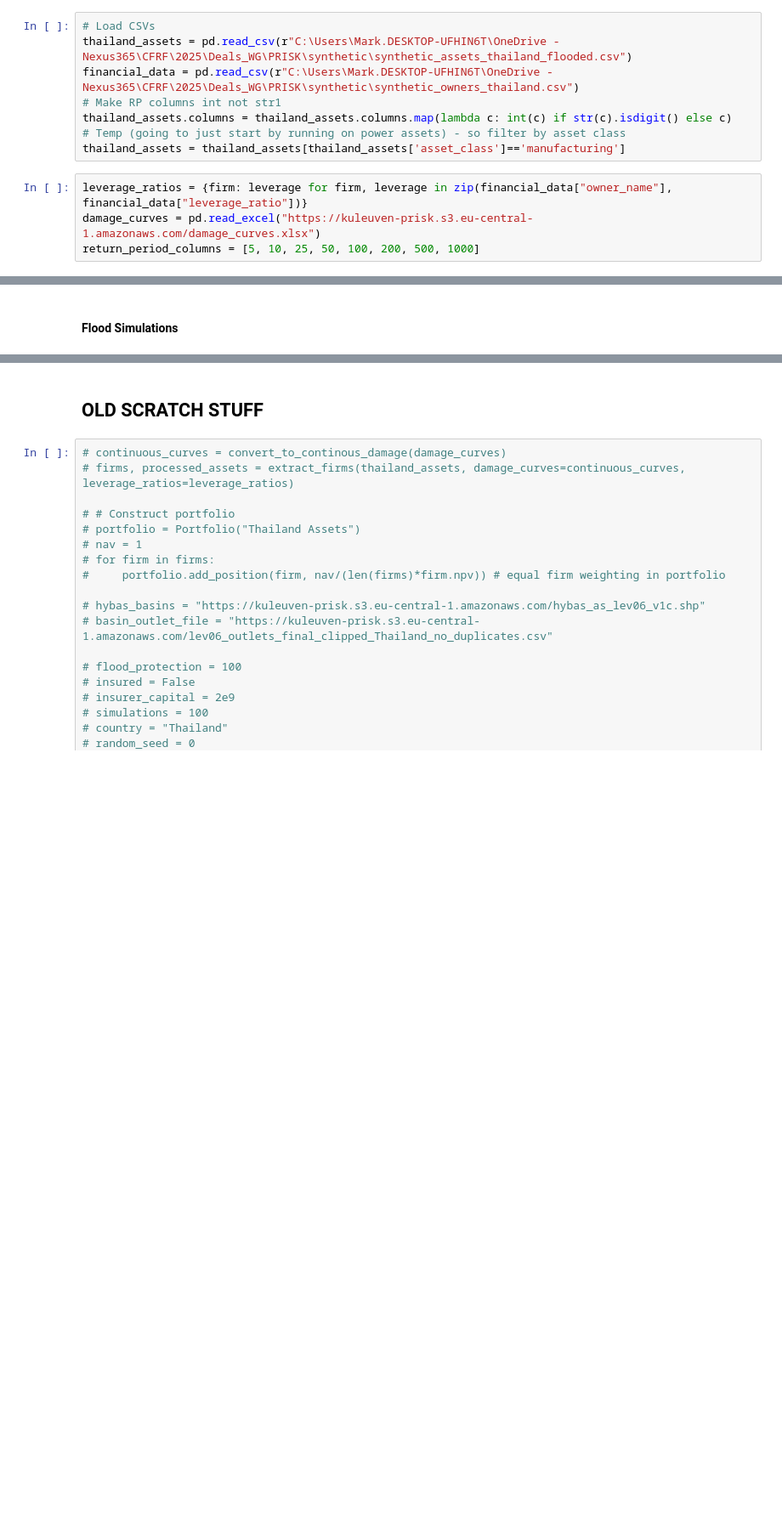
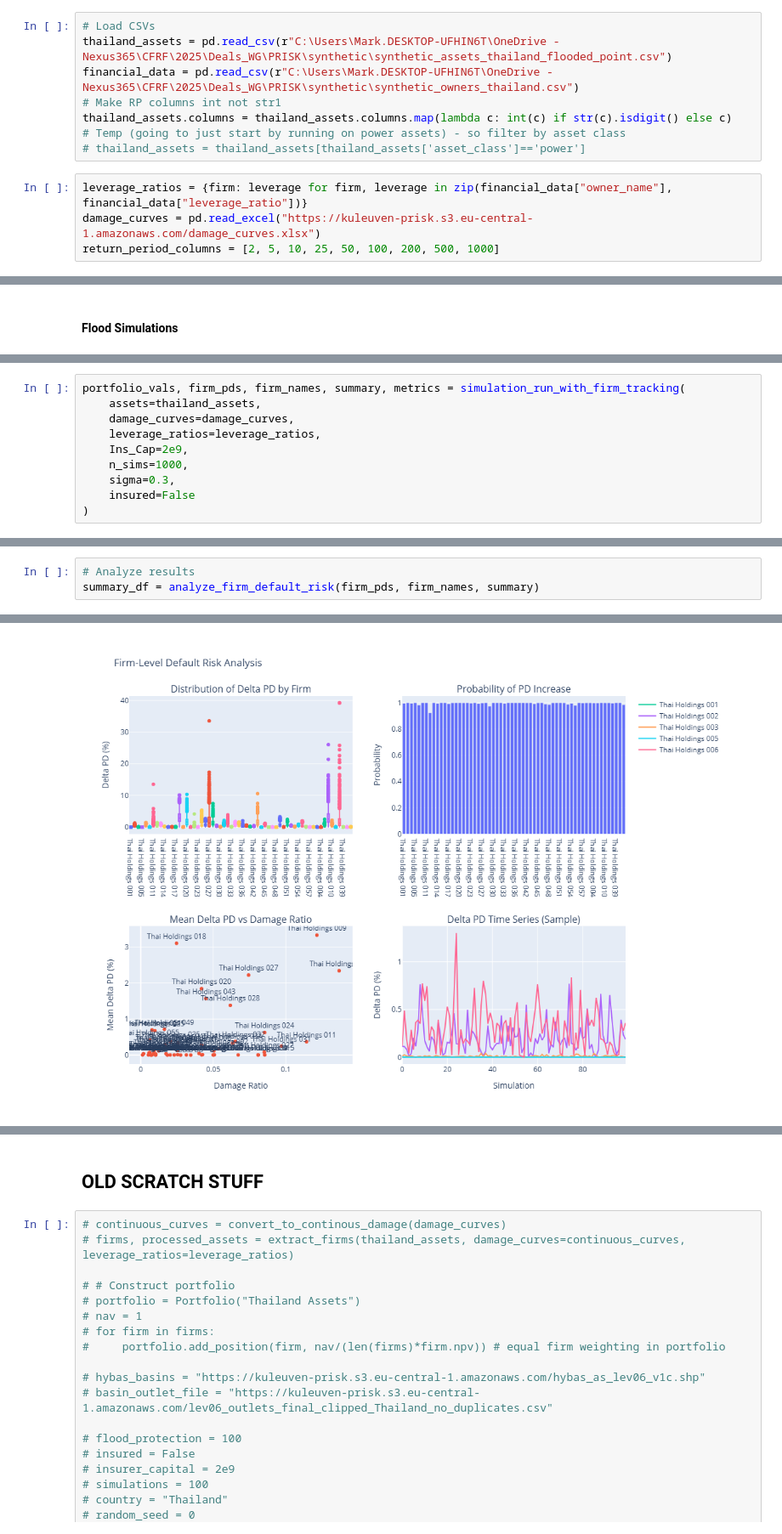
Before and after one commit to mvbnffc/assfinrisk, a Jupyter notebook: notebooks/cfrf/synthetic_portfolio.ipynb, the cells around one changed output, grey strips where cells are left out. Shown at 85% size. Cells and saved outputs as stored; diff of their text form; blank space fills up the shorter version.

```diff
--- a/notebooks/cfrf/synthetic_portfolio.ipynb
+++ b/notebooks/cfrf/synthetic_portfolio.ipynb
@@ -15,15 +27,15 @@ from prisk.insurance import Insurance
 # %%
 # Load CSVs
-thailand_assets = pd.read_csv(r"C:\Users\Mark.DESKTOP-UFHIN6T\OneDrive - Nexus365\CFRF\2025\Deals_WG\PRISK\synthetic\synthetic_assets_thailand_flooded.csv")
+thailand_assets = pd.read_csv(r"C:\Users\Mark.DESKTOP-UFHIN6T\OneDrive - Nexus365\CFRF\2025\Deals_WG\PRISK\synthetic\synthetic_assets_thailand_flooded_point.csv")
 financial_data = pd.read_csv(r"C:\Users\Mark.DESKTOP-UFHIN6T\OneDrive - Nexus365\CFRF\2025\Deals_WG\PRISK\synthetic\synthetic_owners_thailand.csv")
 # Make RP columns int not str1
 thailand_assets.columns = thailand_assets.columns.map(lambda c: int(c) if str(c).isdigit() else c)
 # Temp (going to just start by running on power assets) - so filter by asset class
-thailand_assets = thailand_assets[thailand_assets['asset_class']=='manufacturing']
+# thailand_assets = thailand_assets[thailand_assets['asset_class']=='power']
 # %%
 leverage_ratios = {firm: leverage for firm, leverage in zip(financial_data["owner_name"], financial_data["leverage_ratio"])}
 damage_curves = pd.read_excel("https://kuleuven-prisk.s3.eu-central-1.amazonaws.com/damage_curves.xlsx")
-return_period_columns = [5, 10, 25, 50, 100, 200, 500, 1000]
+return_period_columns = [2, 5, 10, 25, 50, 100, 200, 500, 1000]
 # %%
 def extract_firms(assets, damage_curves=None, leverage_ratios={}, discount_rate=0.05, time_horizon=25):
     assets.sort_values("owner_name", inplace=True)
@@ -249,0 +520,10 @@ Adapted VaR 99%: 0.9974
+# %%
+portfolio_vals, firm_pds, firm_names, summary, metrics = simulation_run_with_firm_tracking(
+    assets=thailand_assets,
+    damage_curves=damage_curves,
+    leverage_ratios=leverage_ratios,
+    Ins_Cap=2e9,
+    n_sims=1000,
+    sigma=0.3,
+    insured=False
+)
@@ -249,0 +533,4 @@ Adapted VaR 99%: 0.9974
+# %%
+# Analyze results
+summary_df = analyze_firm_default_risk(firm_pds, firm_names, summary)
+# %% [output]
@@ -249,0 +554 @@ Adapted VaR 99%: 0.9974
+[figure, added]
```
Also changed, not shown: parts of 15 cells of this notebook.
